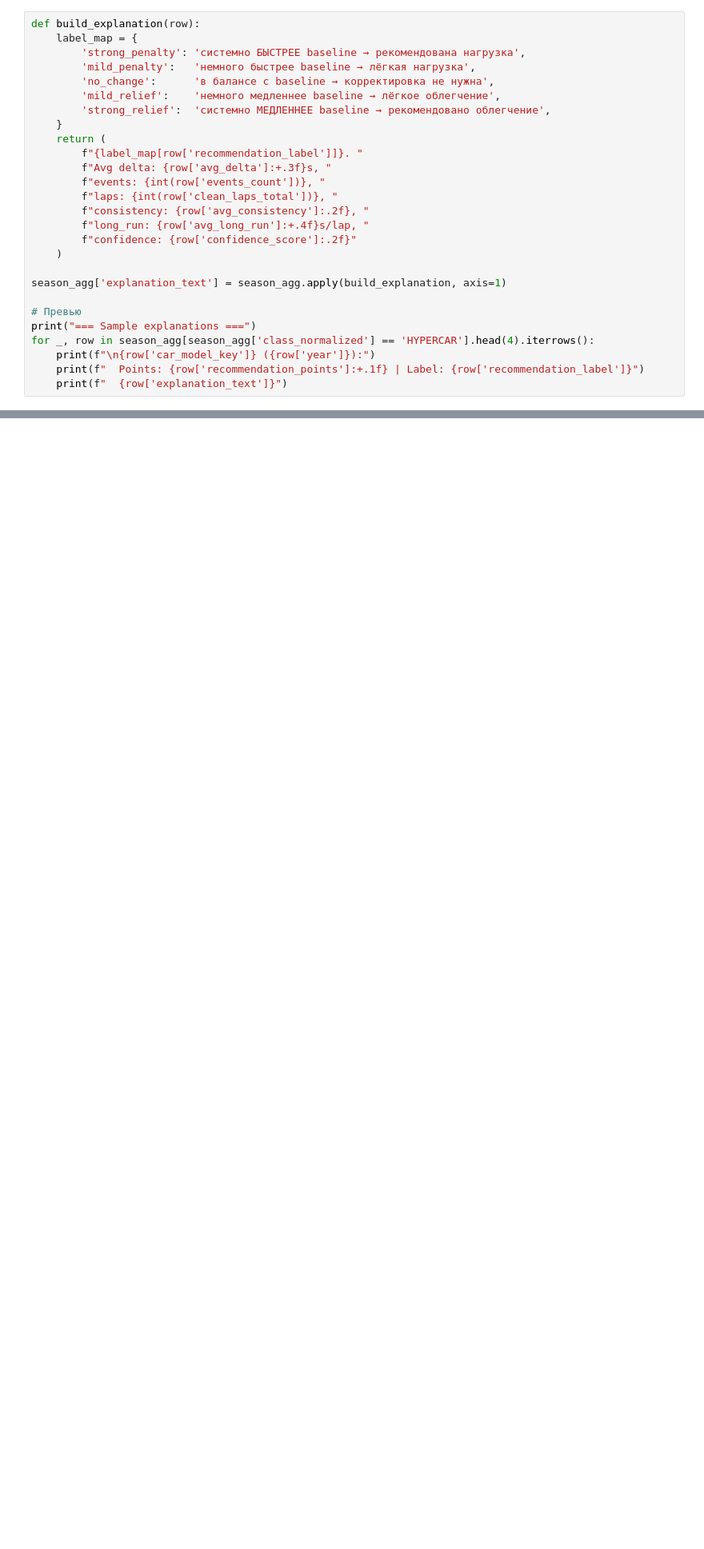
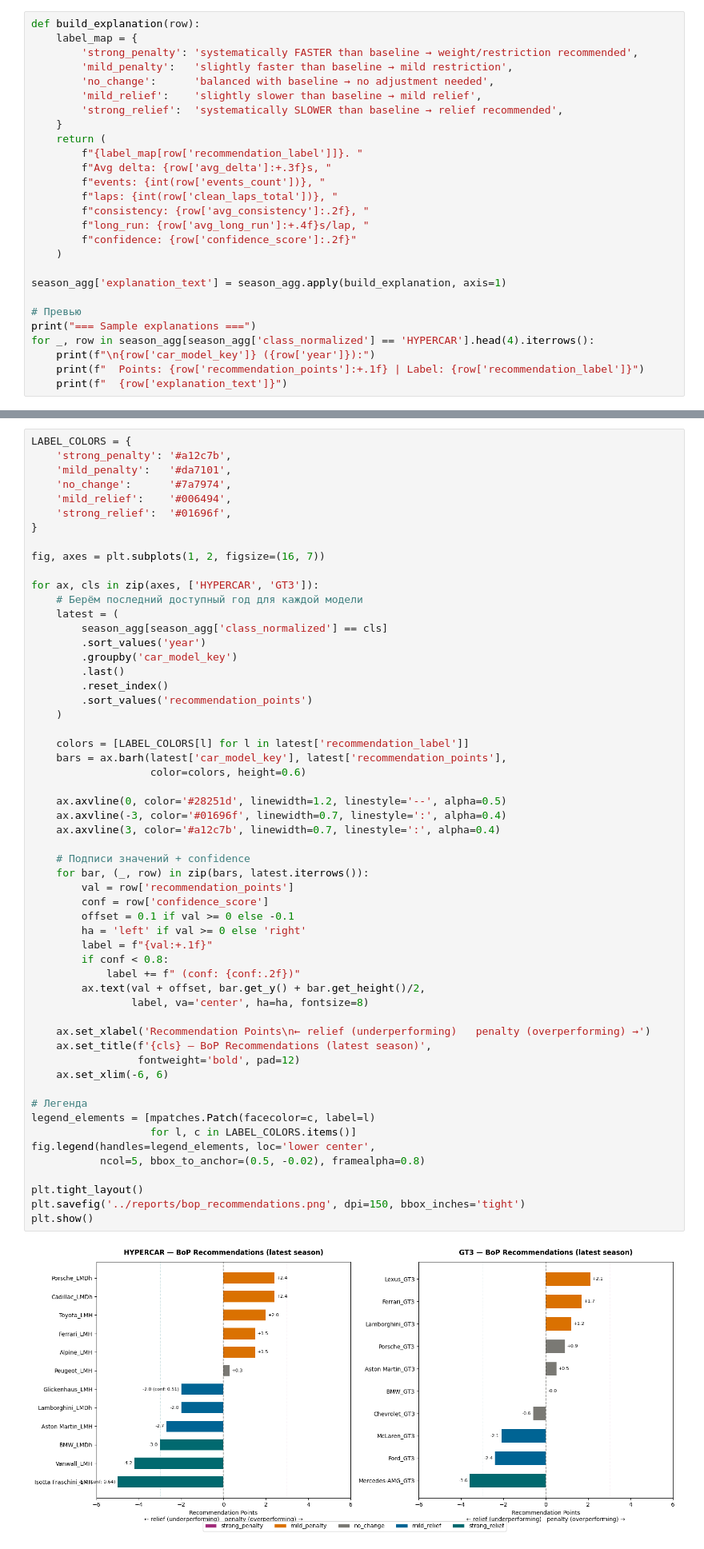
Before and after one commit to tachiroz/wec-bop-analyzer, a Jupyter notebook: notebooks/05_bop_recommender.ipynb, the cells around one changed output, grey strips where cells are left out. Shown at 80% size. Cells and saved outputs as stored; diff of their text form; blank space fills up the shorter version.

```diff
--- a/notebooks/05_bop_recommender.ipynb
+++ b/notebooks/05_bop_recommender.ipynb
@@ -235,11 +239,11 @@ Isotta Fraschini_LMH  2024             3               357              0.64
 # %%
 def build_explanation(row):
     label_map = {
-        'strong_penalty': 'системно БЫСТРЕЕ baseline → рекомендована нагрузка',
-        'mild_penalty':   'немного быстрее baseline → лёгкая нагрузка',
-        'no_change':      'в балансе с baseline → корректировка не нужна',
-        'mild_relief':    'немного медленнее baseline → лёгкое облегчение',
-        'strong_relief':  'системно МЕДЛЕННЕЕ baseline → рекомендовано облегчение',
+        'strong_penalty': 'systematically FASTER than baseline → weight/restriction recommended',
+        'mild_penalty':   'slightly faster than baseline → mild restriction',
+        'no_change':      'balanced with baseline → no adjustment needed',
+        'mild_relief':    'slightly slower than baseline → mild relief',
+        'strong_relief':  'systematically SLOWER than baseline → relief recommended',
     }
     return (
         f"{label_map[row['recommendation_label']]}. "
@@ -279,0 +302,58 @@ Alpine_LMH (2022):
+# %%
+LABEL_COLORS = {
+    'strong_penalty': '#a12c7b',
+    'mild_penalty':   '#da7101',
+    'no_change':      '#7a7974',
+    'mild_relief':    '#006494',
+    'strong_relief':  '#01696f',
+}
+
+fig, axes = plt.subplots(1, 2, figsize=(16, 7))
+
+for ax, cls in zip(axes, ['HYPERCAR', 'GT3']):
+    # Берём последний доступный год для каждой модели
+    latest = (
+        season_agg[season_agg['class_normalized'] == cls]
+        .sort_values('year')
+        .groupby('car_model_key')
+        .last()
+        .reset_index()
+        .sort_values('recommendation_points')
+    )
+
+    colors = [LABEL_COLORS[l] for l in latest['recommendation_label']]
+    bars = ax.barh(latest['car_model_key'], latest['recommendation_points'],
+                   color=colors, height=0.6)
+
+    ax.axvline(0, color='#28251d', linewidth=1.2, linestyle='--', alpha=0.5)
+    ax.axvline(-3, color='#01696f', linewidth=0.7, linestyle=':', alpha=0.4)
+    ax.axvline(3, color='#a12c7b', linewidth=0.7, linestyle=':', alpha=0.4)
+
+    # Подписи значений + confidence
+    for bar, (_, row) in zip(bars, latest.iterrows()):
+        val = row['recommendation_points']
+        conf = row['confidence_score']
+        offset = 0.1 if val >= 0 else -0.1
+        ha = 'left' if val >= 0 else 'right'
+        label = f"{val:+.1f}"
+        if conf < 0.8:
+            label += f" (conf: {conf:.2f})"
+        ax.text(val + offset, bar.get_y() + bar.get_height()/2,
+                label, va='center', ha=ha, fontsize=8)
+
+    ax.set_xlabel('Recommendation Points\n← relief (underperforming)   penalty (overperforming) →')
+    ax.set_title(f'{cls} — BoP Recommendations (latest season)',
+                 fontweight='bold', pad=12)
+    ax.set_xlim(-6, 6)
+
+# Легенда
+legend_elements = [mpatches.Patch(facecolor=c, label=l)
+                   for l, c in LABEL_COLORS.items()]
+fig.legend(handles=legend_elements, loc='lower center',
+           ncol=5, bbox_to_anchor=(0.5, -0.02), framealpha=0.8)
+
+plt.tight_layout()
+plt.savefig('../reports/bop_recommendations.png', dpi=150, bbox_inches='tight')
+plt.show()
+# %% [output]
+[figure, added]
```
Also changed, not shown: parts of 6 cells of this notebook, 1 other file.
